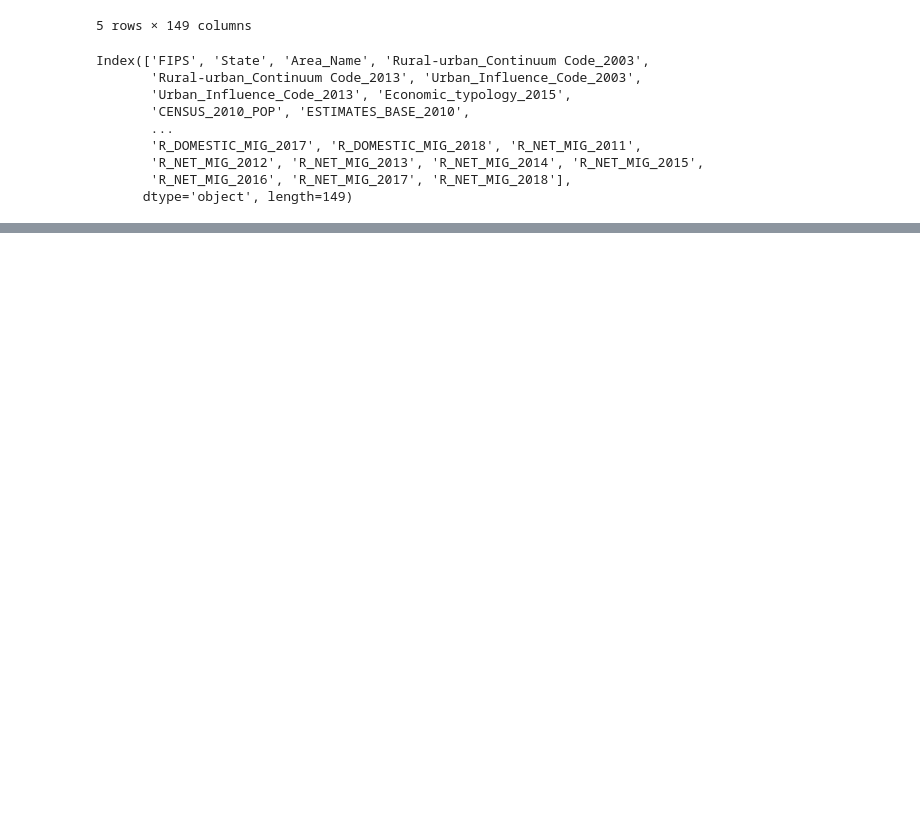
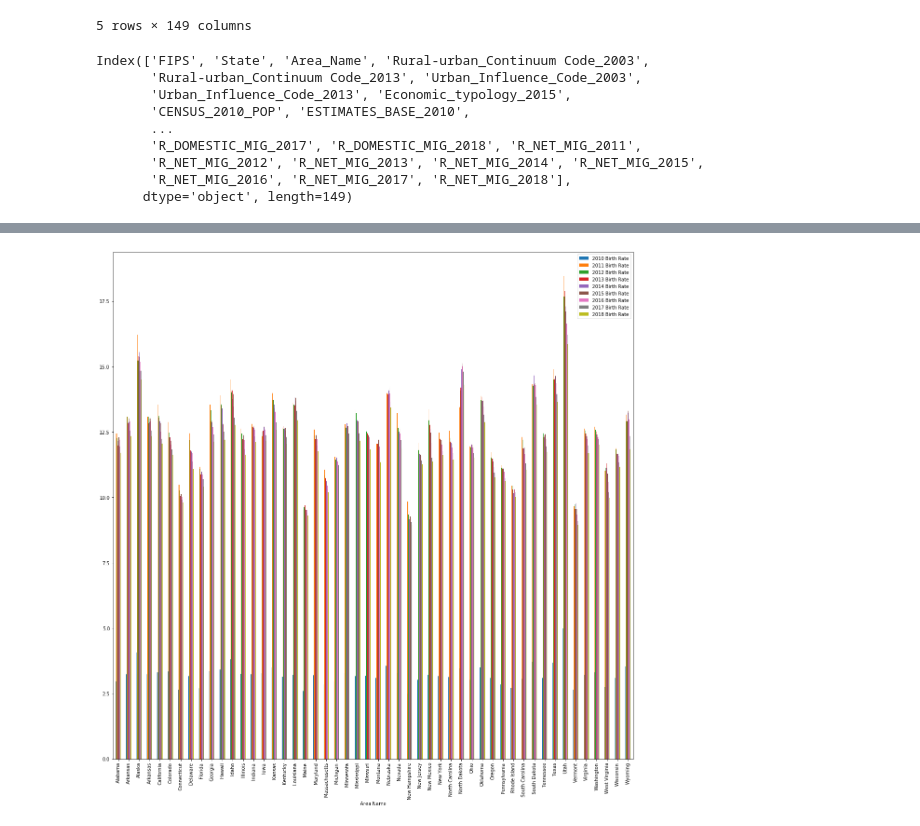
Before and after one commit to shawn-cavalieri/panic_at_the_desktop_project_1, a Jupyter notebook: svitlana_file.ipynb, the cells around one changed output, grey strips where cells are left out. Drawn from its saved outputs; the diff is of its cells as text; code cells hidden in the pictures; blank space fills up the shorter version.

```diff
--- a/svitlana_file.ipynb
+++ b/svitlana_file.ipynb
@@ -117,0 +130,23 @@ new_df.set_index("Area Name")
+# %%
+new_df["2010 Population"]=new_df["2010 Population"].str.replace(',', '').astype(float)
+new_df["2011 Population"]=new_df["2011 Population"].str.replace(',', '').astype(float)
+new_df["2012 Population"]=new_df["2012 Population"].str.replace(',', '').astype(float)
+new_df["2013 Population"]=new_df["2013 Population"].str.replace(',', '').astype(float)
+new_df["2014 Population"]=new_df["2014 Population"].str.replace(',', '').astype(float)
+new_df["2015 Population"]=new_df["2015 Population"].str.replace(',', '').astype(float)
+new_df["2016 Population"]=new_df["2016 Population"].str.replace(',', '').astype(float)
+new_df["2017 Population"]=new_df["2017 Population"].str.replace(',', '').astype(float)
+new_df["2018 Population"]=new_df["2018 Population"].str.replace(',', '').astype(float)
+new_df["2010 Birth"]=new_df["2010 Birth"].str.replace(',', '').astype(float)
+new_df["2011 Birth"]=new_df["2011 Birth"].str.replace(',', '').astype(float)
+new_df["2012 Birth"]=new_df["2012 Birth"].str.replace(',', '').astype(float)
+new_df["2013 Birth"]=new_df["2013 Birth"].str.replace(',', '').astype(float)
+new_df["2014 Birth"]=new_df["2014 Birth"].str.replace(',', '').astype(float)
+new_df["2015 Birth"]=new_df["2015 Birth"].str.replace(',', '').astype(float)
+new_df["2016 Birth"]=new_df["2016 Birth"].str.replace(',', '').astype(float)
+new_df["2017 Birth"]=new_df["2017 Birth"].str.replace(',', '').astype(float)
+new_df["2018 Birth"]=new_df["2018 Birth"].str.replace(',', '').astype(float)
+
+#new_df.iloc[:,2:].str.replace(',', '')
+#new_df.apply(lambda x: x.str.replace(',', '').astype(float), axis=1)
+new_df
@@ -118 +361,6 @@ new_df.set_index("Area Name")
+# %%
+new_df_states.plot(kind="bar", figsize=(20,20))
+plt.show()
+# %% [output]
+[figure, added]
 # %%
```
Also changed, not shown: parts of 17 cells of this notebook.
